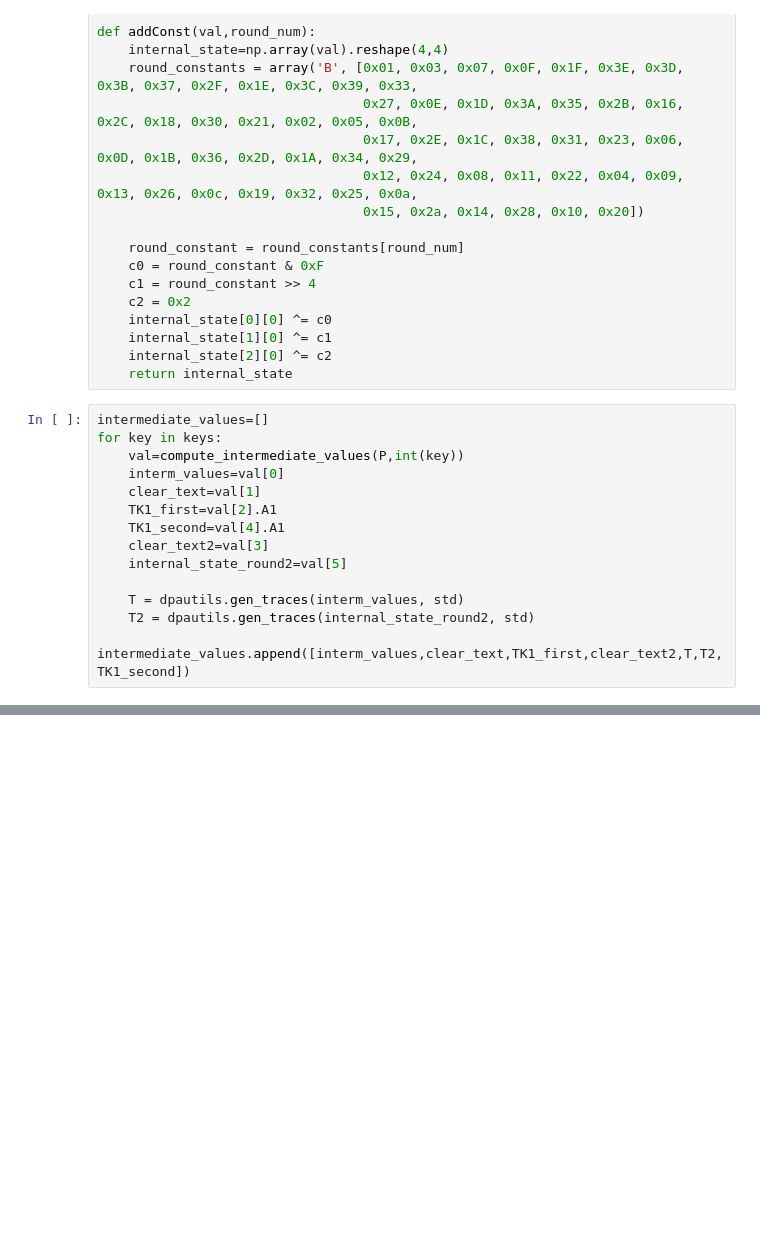
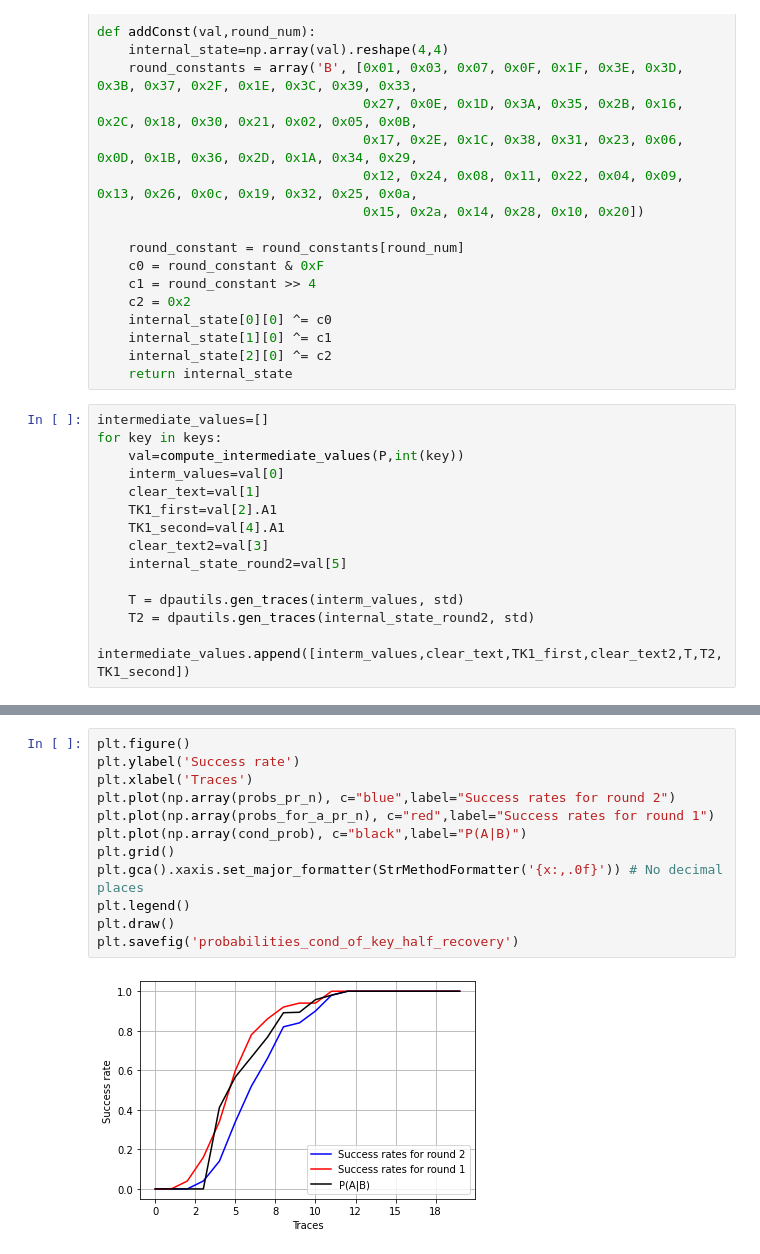
Before and after one commit to mtverraen/skinny-dpa, a Jupyter notebook: full-key-recovery.ipynb, the cells around one changed output, grey strips where cells are left out. Saved outputs shown, nothing was run; the diff lists cells and outputs as text; blank space fills up the shorter version.

```diff
--- a/full-key-recovery.ipynb
+++ b/full-key-recovery.ipynb
@@ -276,0 +344,14 @@ No handles with labels found to put in legend.
+# %%
+plt.figure()
+plt.ylabel('Success rate')
+plt.xlabel('Traces')
+plt.plot(np.array(probs_pr_n), c="blue",label="Success rates for round 2")
+plt.plot(np.array(probs_for_a_pr_n), c="red",label="Success rates for round 1")
+plt.plot(np.array(cond_prob), c="black",label="P(A|B)")
+plt.grid()
+plt.gca().xaxis.set_major_formatter(StrMethodFormatter('{x:,.0f}')) # No decimal places
+plt.legend()
+plt.draw()
+plt.savefig('probabilities_cond_of_key_half_recovery')
+# %% [output]
+[figure, added]
```
Also changed, not shown: parts of 9 cells of this notebook, 3 other files.
